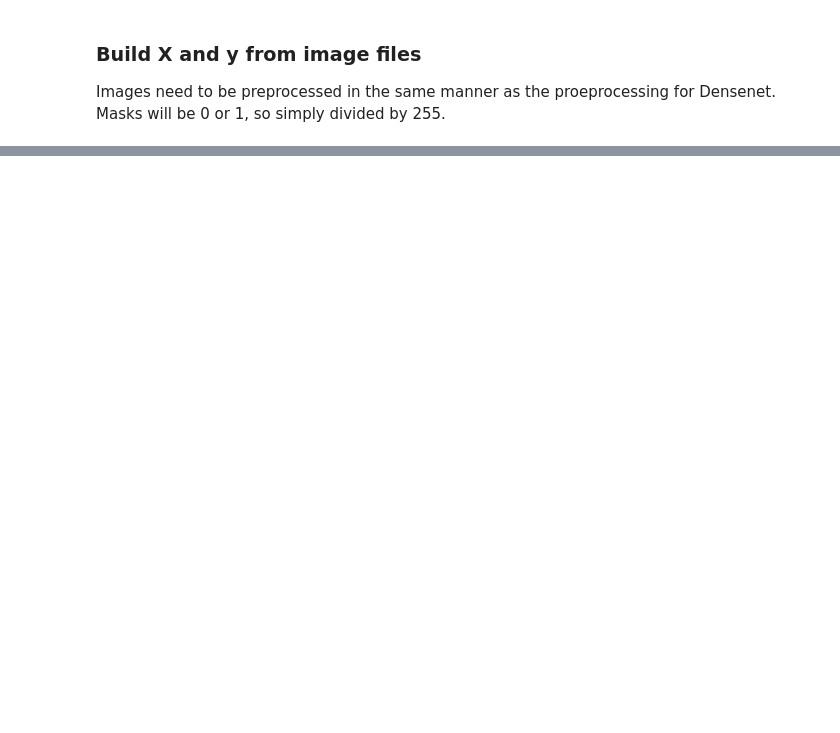
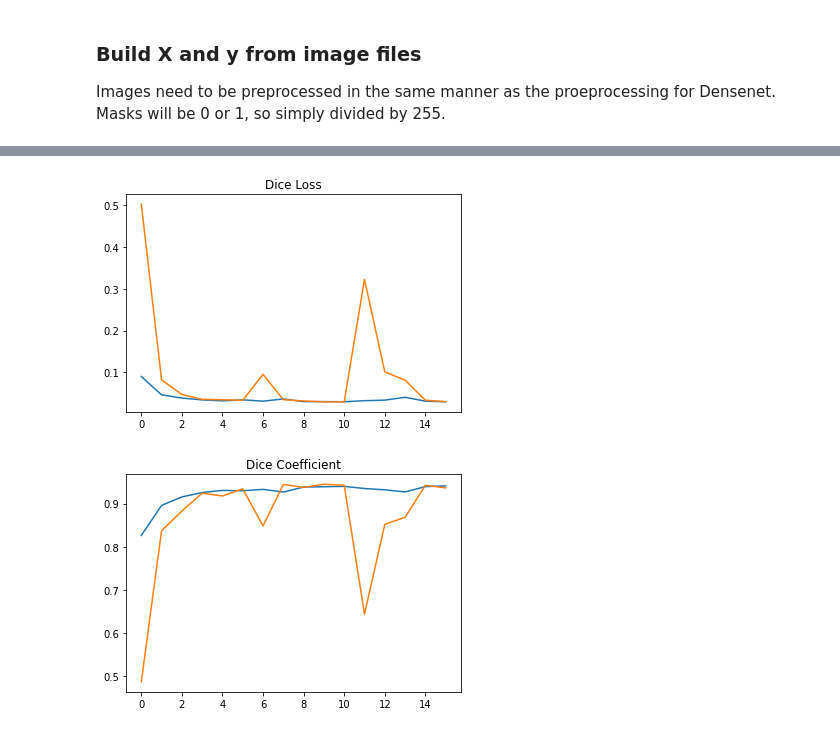
Before and after one commit to karencfisher/COVID19, a Jupyter notebook: notebooks/Unet.ipynb, the cells around one changed output, grey strips where cells are left out. Drawn from its saved outputs; the diff is of its cells as text; code cells hidden in the pictures; blank space fills up the shorter version.

```diff
--- a/notebooks/Unet.ipynb
+++ b/notebooks/Unet.ipynb
@@ -140,4 +137,5 @@ for i, fn in enumerate(images_list):
   mask = img_to_array(mask) / 255.
   y[i] = mask
 
-X_train, X_test, y_train, y_test = train_test_split(X, y, random_state=42)
+X_train, X_test, y_train, y_test = train_test_split(X, y, random_state=42, test_size=.1)
+X_train.shape, X_test.shape
@@ -163,3 +163,15 @@ Total params: 31,055,297
 Trainable params: 31,043,521
 Non-trainable params: 11,776
 __________________________________________________________________________________________________
+# %%
+model.compile(optimizer='adam', loss=util.get_dice_loss(), metrics=[util.dice_coeff])
+stop = EarlyStopping(monitor='val_loss', patience=5, restore_best_weights=True)
+
+history = model.fit(X_train,
+                    y_train,
+                    batch_size=8,
+                    epochs=100,
+                    callbacks=[stop],
+                    validation_data=(X_test, y_test),
+                    validation_steps=1,
+                    verbose=1)
@@ -165,0 +196,13 @@ ________________________________________________________________________________
+# %%
+plt.plot(history.history['loss'], label='Training')
+plt.plot(history.history['val_loss'], label='Validation')
+plt.title('Dice Loss')
+plt.show()
+
+plt.plot(history.history['dice_coeff'], label='Training')
+plt.plot(history.history['val_dice_coeff'], label='Validation')
+plt.title('Dice Coefficient')
+plt.show()
+# %% [output]
+[figure, added]
+[figure, added]
```
Also changed, not shown: parts of 9 cells of this notebook.
